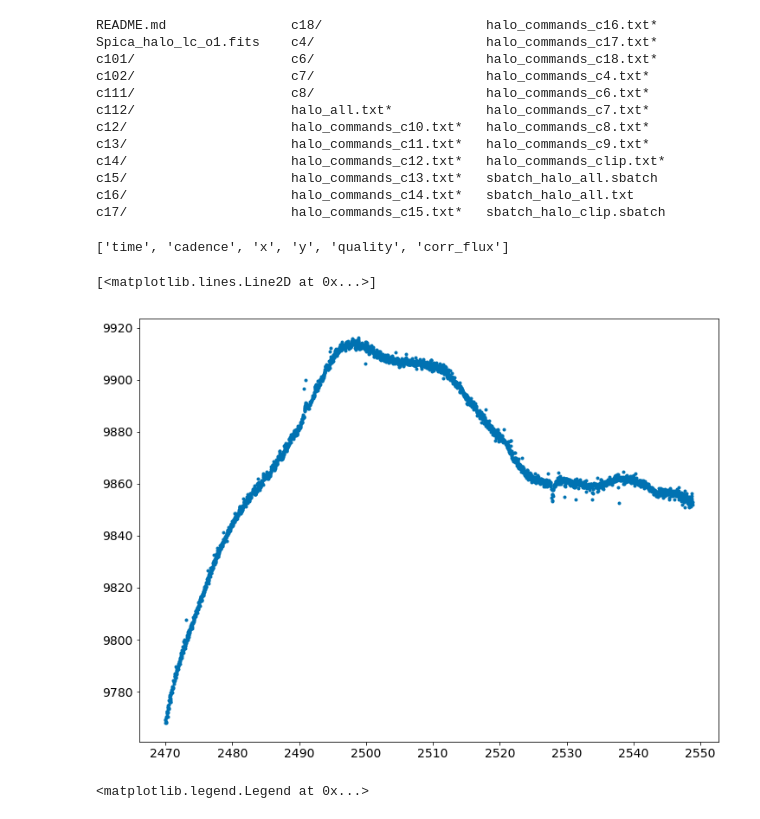
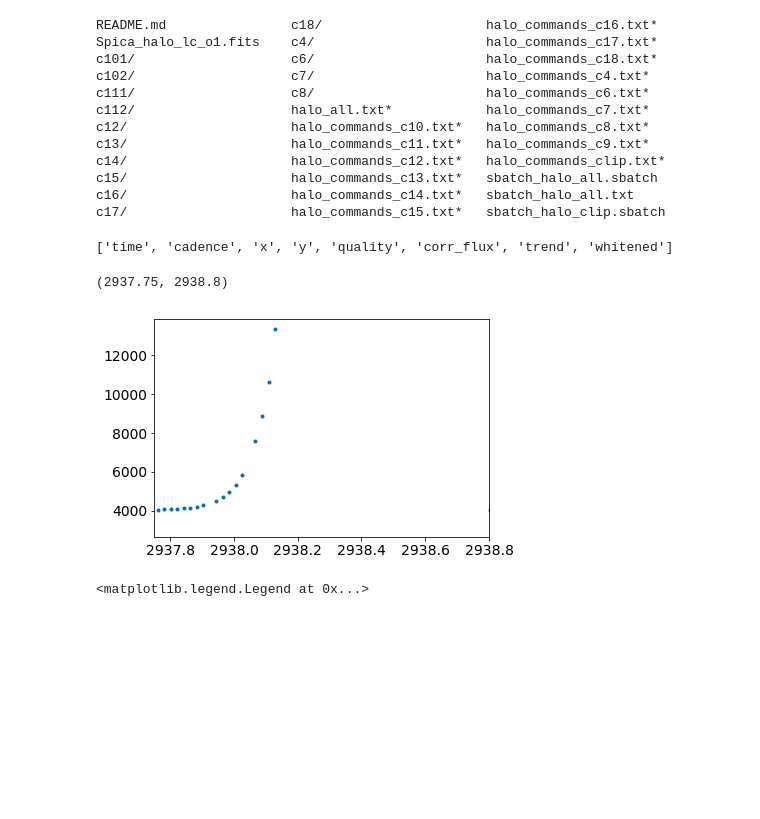
Before and after one commit to benjaminpope/k2halo, a Jupyter notebook: notebooks/sandpit.ipynb, the cells around one changed output. Drawn from its saved outputs; the diff is of its cells as text; code cells hidden in the pictures; blank space fills up the shorter version.

Commit message:
short cadence

```diff
--- a/notebooks/sandpit.ipynb
+++ b/notebooks/sandpit.ipynb
@@ -43,18 +43,19 @@ c15/                     halo_commands_c13.txt*   sbatch_halo_all.sbatch
 c16/                     halo_commands_c14.txt*   sbatch_halo_all.txt
 c17/                     halo_commands_c15.txt*   sbatch_halo_clip.sbatch
 # %%
-fname = '../reduced/Ascellahalo_lc_o1.fits'
+fname = '../reduced/c12/81_Aqr_halo_lc_tv.fits'
 data = Table.read(fname)
 m = np.isfinite(data['corr_flux'])*(data['quality']==0)
 data = data[m]
 print(data.keys())
 # %% [output]
-['time', 'cadence', 'x', 'y', 'quality', 'corr_flux']
+['time', 'cadence', 'x', 'y', 'quality', 'corr_flux', 'trend', 'whitened']
 # %%
 plt.plot(data['time'],data['corr_flux'],'.')
+plt.xlim(2937.75,2938.8)
 # %% [output]
-[<matplotlib.lines.Line2D at 0x...>]
+(2937.75, 2938.8)
-[figure, old version]
+[figure, new version]
 # %%
 scf = savgol_filter(data['corr_flux'],201,1)
 smooth = data['corr_flux']-scf+np.nanmedian(scf)
```
Also changed, not shown: 6 other files.
